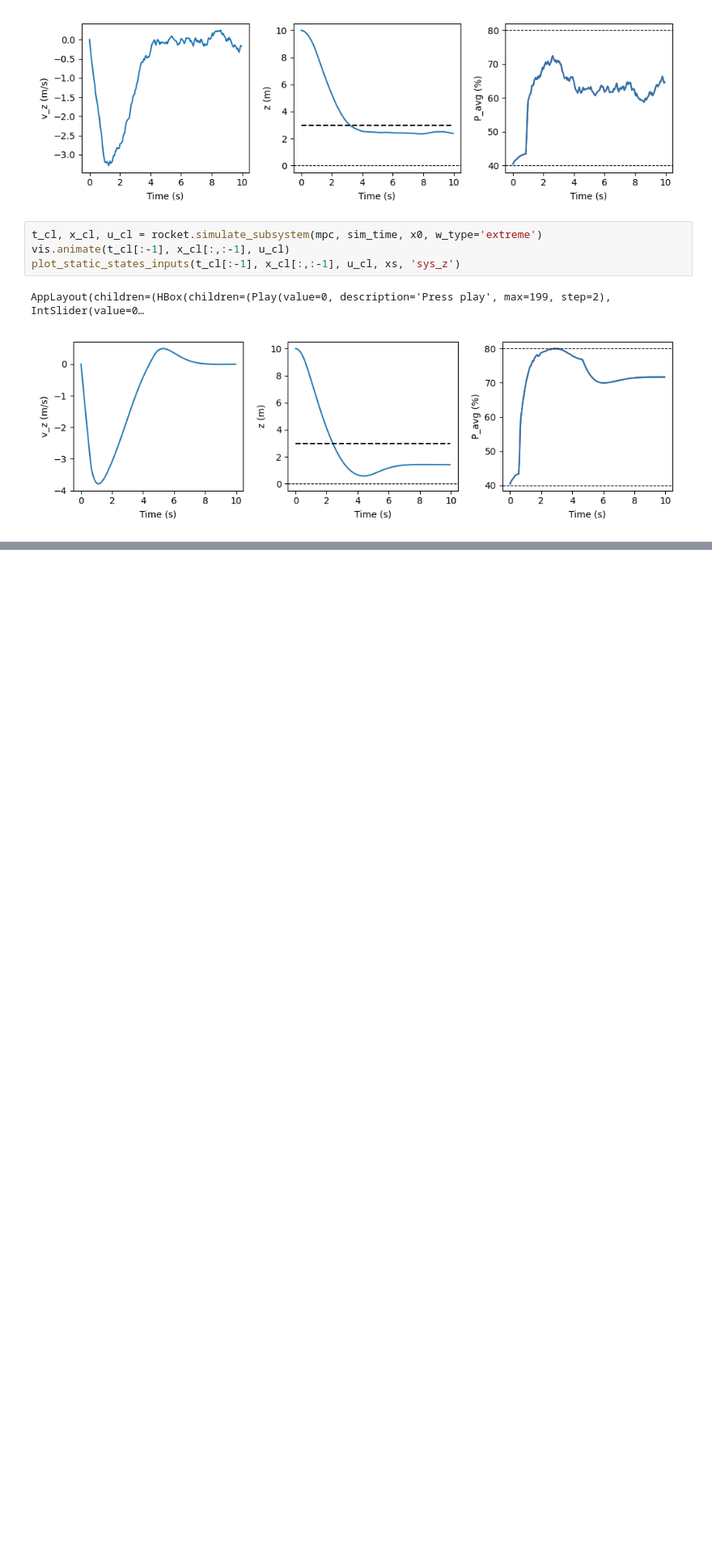
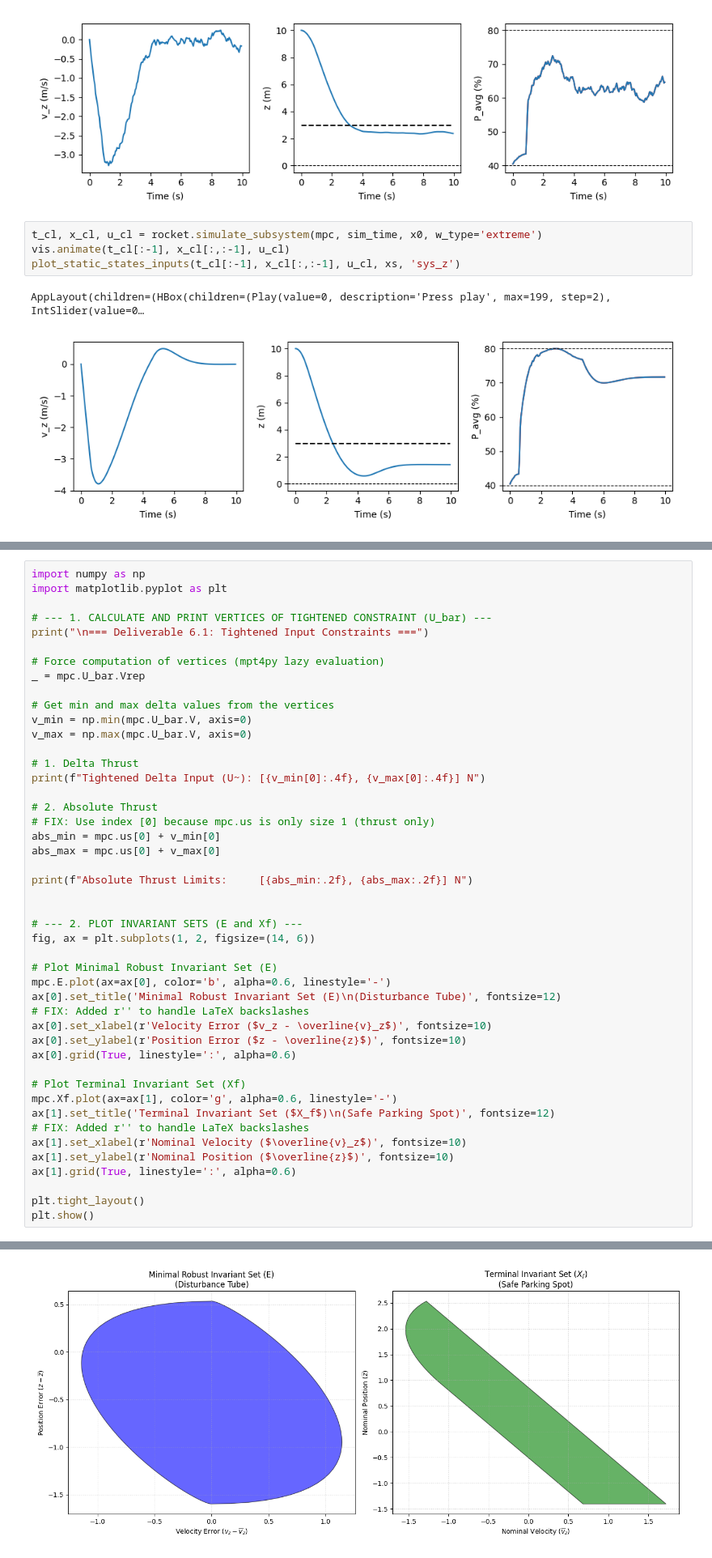
Before and after one commit to Maksymiliann/MPC-Project-EPFL, a Jupyter notebook: project/Deliverable_6_1&2/Deliverable_6_1.ipynb, the cells around one changed output, grey strips where cells are left out. Shown: that part at 81% size. Cells and saved outputs as stored; diff of their text form; blank space fills up the shorter version.

```diff
--- a/project/Deliverable_6_1&2/Deliverable_6_1.ipynb
+++ b/project/Deliverable_6_1&2/Deliverable_6_1.ipynb
@@ -72,0 +123,47 @@ AppLayout(children=(HBox(children=(Play(value=0, description='Press play', max=1
+# %%
+import numpy as np
+import matplotlib.pyplot as plt
+
+# --- 1. CALCULATE AND PRINT VERTICES OF TIGHTENED CONSTRAINT (U_bar) ---
+print("\n=== Deliverable 6.1: Tightened Input Constraints ===")
+
+# Force computation of vertices (mpt4py lazy evaluation)
+_ = mpc.U_bar.Vrep
+
+# Get min and max delta values from the vertices
+v_min = np.min(mpc.U_bar.V, axis=0)
+v_max = np.max(mpc.U_bar.V, axis=0)
+
+# 1. Delta Thrust
+print(f"Tightened Delta Input (U~): [{v_min[0]:.4f}, {v_max[0]:.4f}] N")
+
+# 2. Absolute Thrust
+# FIX: Use index [0] because mpc.us is only size 1 (thrust only)
+abs_min = mpc.us[0] + v_min[0]
+abs_max = mpc.us[0] + v_max[0]
+
+print(f"Absolute Thrust Limits:     [{abs_min:.2f}, {abs_max:.2f}] N")
+
+
+# --- 2. PLOT INVARIANT SETS (E and Xf) ---
+fig, ax = plt.subplots(1, 2, figsize=(14, 6))
+
+# Plot Minimal Robust Invariant Set (E)
+mpc.E.plot(ax=ax[0], color='b', alpha=0.6, linestyle='-')
+ax[0].set_title('Minimal Robust Invariant Set (E)\n(Disturbance Tube)', fontsize=12)
+# FIX: Added r'' to handle LaTeX backslashes
+ax[0].set_xlabel(r'Velocity Error ($v_z - \overline{v}_z$)', fontsize=10)
+ax[0].set_ylabel(r'Position Error ($z - \overline{z}$)', fontsize=10)
+ax[0].grid(True, linestyle=':', alpha=0.6)
+
+# Plot Terminal Invariant Set (Xf)
+mpc.Xf.plot(ax=ax[1], color='g', alpha=0.6, linestyle='-')
+ax[1].set_title('Terminal Invariant Set ($X_f$)\n(Safe Parking Spot)', fontsize=12)
+# FIX: Added r'' to handle LaTeX backslashes
+ax[1].set_xlabel(r'Nominal Velocity ($\overline{v}_z$)', fontsize=10)
+ax[1].set_ylabel(r'Nominal Position ($\overline{z}$)', fontsize=10)
+ax[1].grid(True, linestyle=':', alpha=0.6)
+
+plt.tight_layout()
+plt.show()
+# %% [output]
@@ -72,0 +174 @@ AppLayout(children=(HBox(children=(Play(value=0, description='Press play', max=1
+[figure, added]
```
Also changed, not shown: parts of 2 cells of this notebook, 6 other files.
